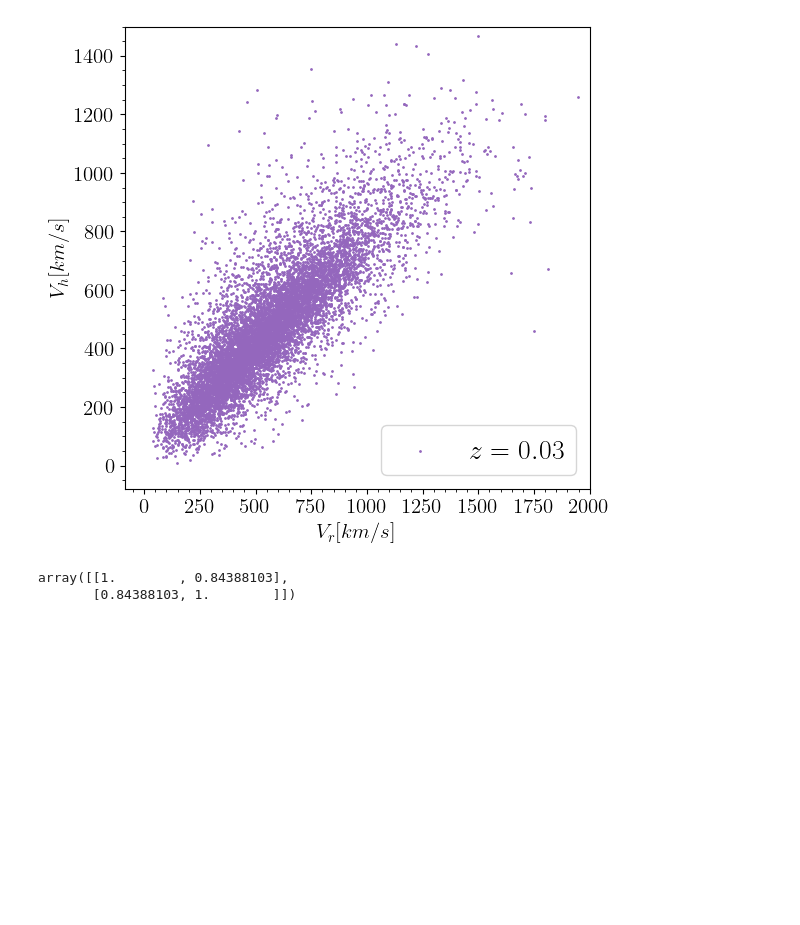
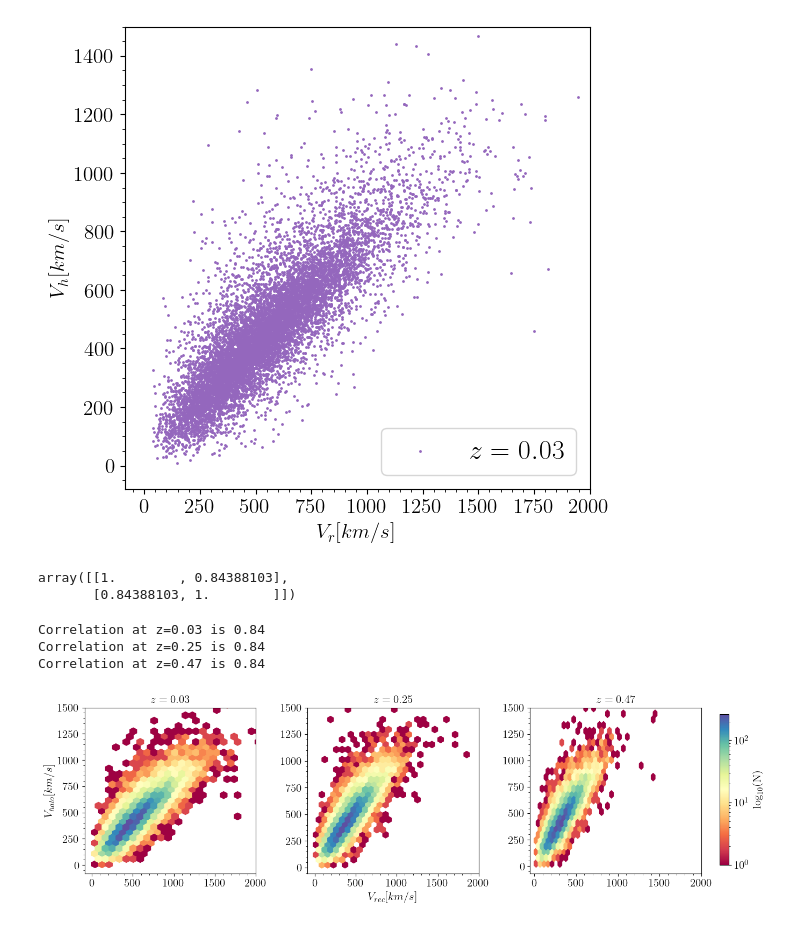
Before and after one commit to antolonappan/kSZscaler, a Jupyter notebook: Notebooks2/test1_r2.ipynb, the cells around one changed output. Saved outputs shown, nothing was run; the diff lists cells and outputs as text; code cells hidden in the pictures; blank space fills up the shorter version.

```diff
--- a/Notebooks2/test1_r2.ipynb
+++ b/Notebooks2/test1_r2.ipynb
@@ -450,3 +453,32 @@ np.corrcoef(df_140.Vnet/1e5,df_140.vnet)
 # %% [output]
 array([[1.        , 0.84388103],
        [0.84388103, 1.        ]])
+# %%
+fig, axs = plt.subplots(1, 3, figsize=(17, 4))
+plt.subplots_adjust(wspace=0.3, right=0.8)  # Adjust right margin to leave space for colorbar
+
+for i, df in enumerate([df_140, df_116, df_096]):
+    corr = np.corrcoef(df.Vnet / 1e5, df.vnet)[0, 1]
+    print(f"Correlation at z={z_arr[i]:.2f} is {corr:.2f}")
+
+    hb = axs[i].hexbin(df.Vnet / 1e5, df.vnet, gridsize=30, cmap='Spectral', bins='log', mincnt=1)
+    if i == 1:
+        axs[i].set_xlabel('$V_{rec}[km/s]$', fontsize=15)
+    if i == 0:
+        axs[i].set_ylabel('$V_{halo}[km/s]$', fontsize=15)
+    axs[i].set_xlim(None, 2000)
+    axs[i].set_ylim(None, 1500)
+    axs[i].set_title(f'$z={z_arr[i]:.2f}$', fontsize=15)
+    axs[i].tick_params(labelsize=15)
+
+# Create a colorbar outside the subplots
+cbar_ax = fig.add_axes([0.82, 0.15, 0.01, 0.7])  # Adjust these values as needed
+cbar = fig.colorbar(hb, cax=cbar_ax, label='$\\rm log_{10}(N)$')
+cbar.ax.tick_params(labelsize=15)
+cbar.set_label(label='$\\rm log_{10}(N)$', size=15)
+plt.savefig('vr_vh_hexbin.pdf',bbox_inches='tight',dpi=300)
+# %% [output]
+Correlation at z=0.03 is 0.84
+Correlation at z=0.25 is 0.84
+Correlation at z=0.47 is 0.84
+[figure, added]
```
Also changed, not shown: parts of 11 cells of this notebook, 6 other files.
